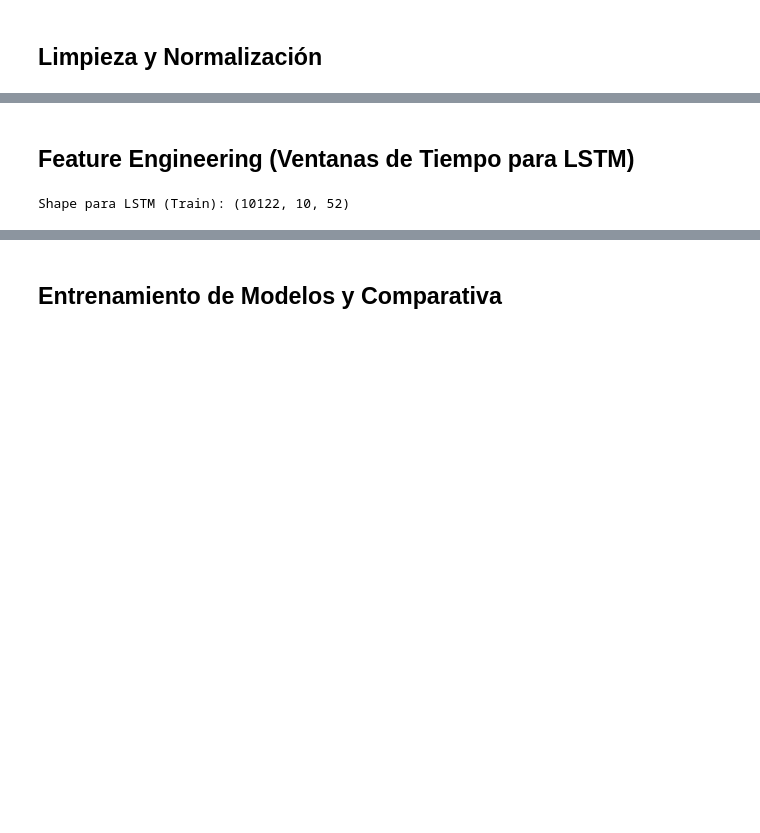
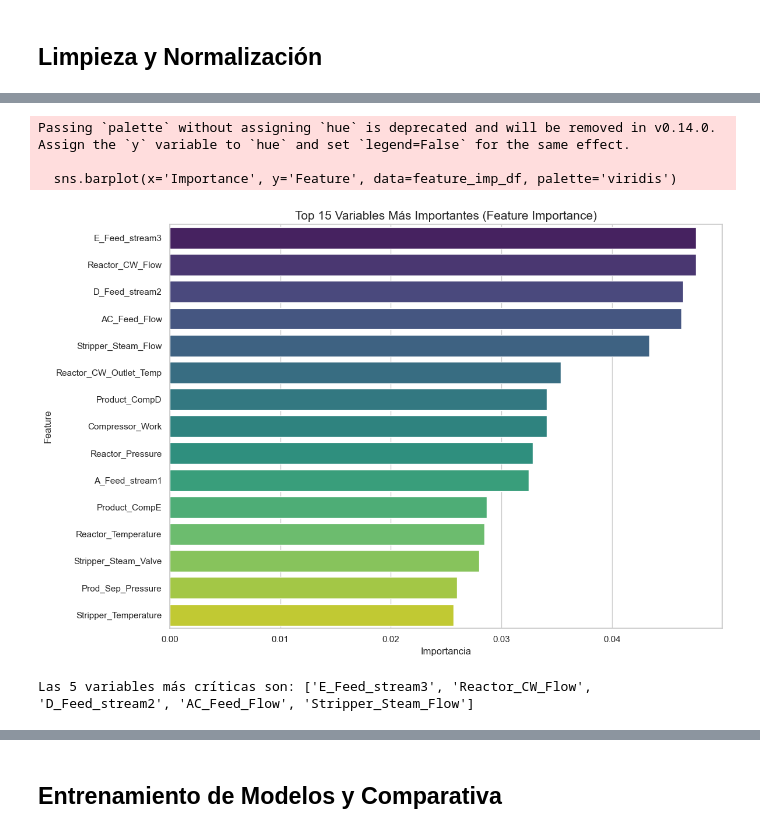
Before and after one commit to ZaloaFernandezSoto/ProyectoFinal_Grupo03, a Jupyter notebook: 1 PreparacionDatos/eda.ipynb, the cells around one changed output, grey strips where cells are left out. Drawn from its saved outputs; the diff is of its cells as text; code cells hidden in the pictures; blank space fills up the shorter version.

```diff
--- a/1 PreparacionDatos/eda.ipynb
+++ b/1 PreparacionDatos/eda.ipynb
@@ -341,29 +142,27 @@ print(f"✓ Varianza explicada (2D): {np.sum(pca_viz.explained_variance_ratio_):
-# %% [markdown]
-## Feature Engineering (Ventanas de Tiempo para LSTM)
-# %%
-def create_sequences(X, y, time_steps=10):
-    """
-    Transforma datos 2D (muestras, features) a 3D (muestras, time_steps, features)
-    """
-    Xs, ys = [], []
-    # Recorremos el array creando ventanas
-    for i in range(len(X) - time_steps):
-        Xs.append(X[i:(i + time_steps)])
-        ys.append(y[i + time_steps])
-    return np.array(Xs), np.array(ys)
-
-TIME_STEPS = 10  # Usamos una ventana de 10 muestras anteriores
-
-# Creamos las secuencias (Esto puede tardar un poco si hay muchos datos)
-X_train_lstm, y_train_lstm = create_sequences(X_train_scaled, y_train.values, TIME_STEPS)
-X_test_lstm, y_test_lstm = create_sequences(X_test_scaled, y_test.values, TIME_STEPS)
-
-# One-hot encoding de las etiquetas para la red neuronal
-num_classes = len(np.unique(y_train))
-y_train_lstm_cat = to_categorical(y_train_lstm, num_classes=num_classes)
-y_test_lstm_cat = to_categorical(y_test_lstm, num_classes=num_classes)
-
-print(f"Shape para LSTM (Train): {X_train_lstm.shape}")
-# Resultado esperado: (n_muestras, 10, 52)
-# %% [output]
-Shape para LSTM (Train): (10122, 10, 52)
+# %%
+# Usamos Random Forest para identificar las variables más importantes
+rf_selector = RandomForestClassifier(n_estimators=50, random_state=42, n_jobs=-1)
+rf_selector.fit(X_train_scaled, y_train)
+
+# Crear DataFrame de importancia
+importances = rf_selector.feature_importances_
+feature_names = X_train.columns
+feature_imp_df = pd.DataFrame({'Feature': feature_names, 'Importance': importances})
+feature_imp_df = feature_imp_df.sort_values(by='Importance', ascending=False).head(15)
+
+# Visualización
+plt.figure(figsize=(12, 8))
+sns.barplot(x='Importance', y='Feature', data=feature_imp_df, palette='viridis')
+plt.title('Top 15 Variables Más Importantes (Feature Importance)', fontsize=15)
+plt.xlabel('Importancia')
+plt.tight_layout()
+plt.show()
+
+top_features_list = feature_imp_df['Feature'].tolist()
+print("Las 5 variables más críticas son:", top_features_list[:5])
+# %% [output]
+Passing `palette` without assigning `hue` is deprecated and will be removed in v0.14.0. Assign the `y` variable to `hue` and set `legend=False` for the same effect.
+
+  sns.barplot(x='Importance', y='Feature', data=feature_imp_df, palette='viridis')
+[figure, added]
+Las 5 variables más críticas son: ['E_Feed_stream3', 'Reactor_CW_Flow', 'D_Feed_stream2', 'AC_Feed_Flow', 'Stripper_Steam_Flow']
```
Also changed, not shown: parts of 21 cells of this notebook, 48 other files.
